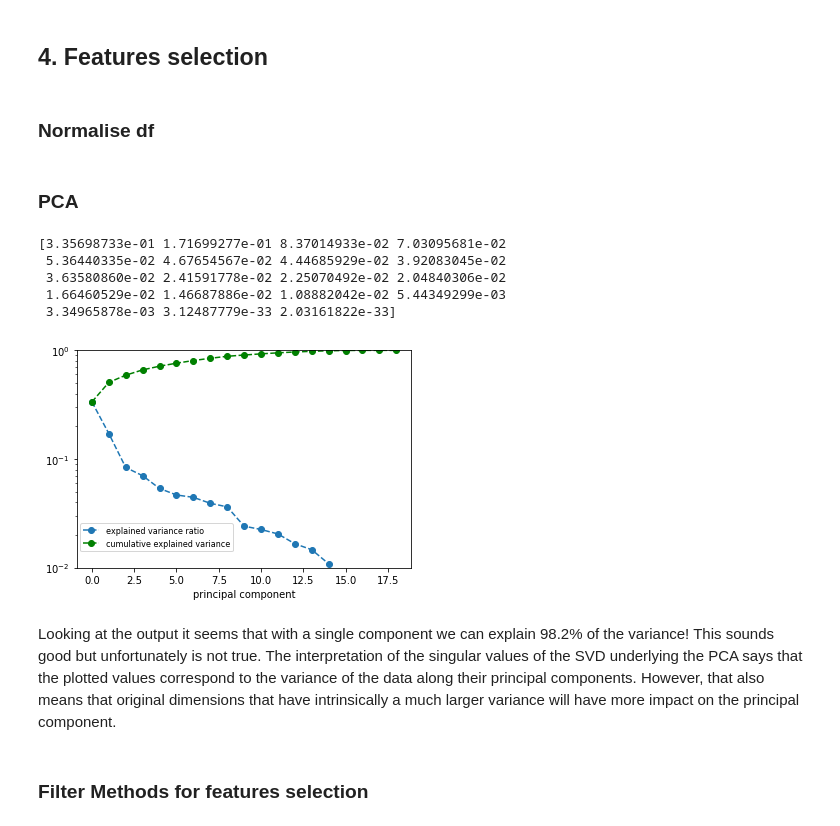
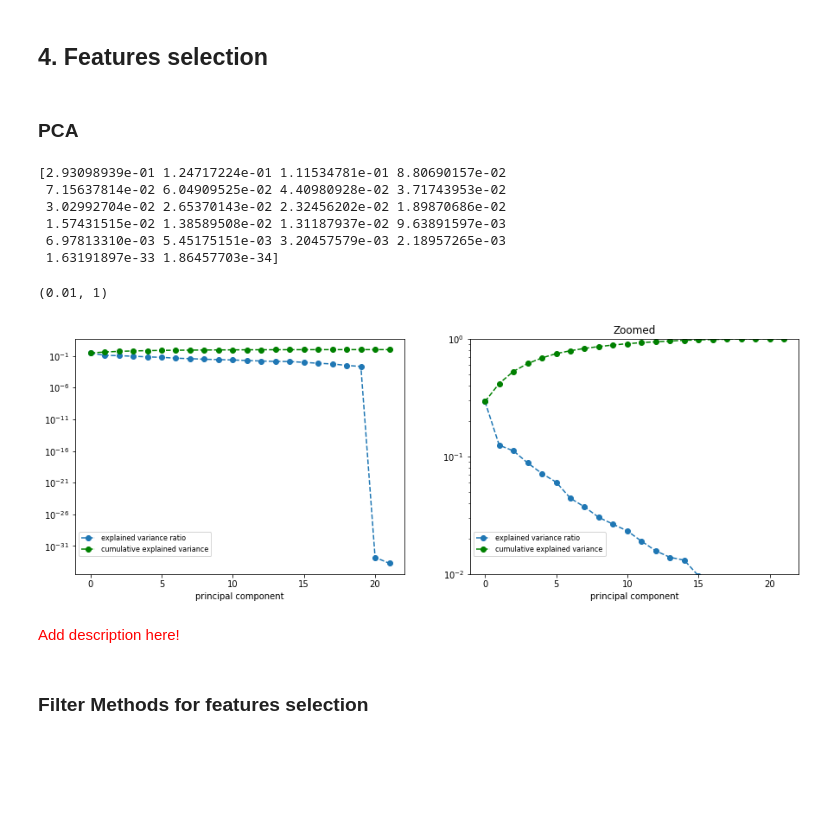
Before and after one commit to ekaraseva/Enron-fraud, a Jupyter notebook: poi_id.ipynb, the cells around one changed output. Cells and saved outputs as stored; diff of their text form; code cells hidden in the pictures; blank space fills up the shorter version.

```diff
--- a/poi_id.ipynb
+++ b/poi_id.ipynb
@@ -486,0 +563,6 @@ enron_df['deferred_income'].replace(-0.0, 0, inplace=True)
+# %%
+fig, ax = plt.subplots(1,2,figsize=(15,5))
+for i in range(2):
+    sb.boxplot(data = enron_df, x = 'poi', y = 'deferred_income',  color=base_color, ax=ax[i]);
+ax[1].set_title('Zoomed')
+ax[1].set_ylim(-10000,500000)
@@ -486,0 +574,6 @@ enron_df['deferred_income'].replace(-0.0, 0, inplace=True)
+# %%
+list_almost_empty_col=[]
+for i in enron_df[numeric_columns].columns:
+    print i, "%.2f" % (enron_df[enron_df[i]==0][i].count()/float(enron_df.shape[0])*100), "% of zeros"
+    if enron_df[enron_df[i]==0][i].count()/float(enron_df.shape[0])*100>80:
+         list_almost_empty_col.append(i)
@@ -486,0 +604,5 @@ enron_df['deferred_income'].replace(-0.0, 0, inplace=True)
+# %%
+from sklearn.preprocessing import MinMaxScaler
+scaler = MinMaxScaler()
+scaler.fit(enron_df[features_list])
+enron_norm_df=pd.DataFrame(scaler.transform(enron_df[features_list]),columns=features_list)
@@ -487,4 +621,2 @@ enron_df['deferred_income'].replace(-0.0, 0, inplace=True)
 # %% [markdown]
 ## 4. Features selection
-# %% [markdown]
-### Normalise df
@@ -496,27 +623,32 @@ enron_transformed_df=pd.DataFrame(scaler.transform(enron_df[features_list]),colu
 # %% [markdown]
 ### PCA
+# %%
+from sklearn.decomposition import PCA
+pca= PCA()
+pca.fit(enron_norm_df[features_list])
+print(pca.explained_variance_ratio_)
+# %% [output]
+[2.93098939e-01 1.24717224e-01 1.11534781e-01 8.80690157e-02
+ 7.15637814e-02 6.04909525e-02 4.40980928e-02 3.71743953e-02
+ 3.02992704e-02 2.65370143e-02 2.32456202e-02 1.89870686e-02
+ 1.57431515e-02 1.38589508e-02 1.31187937e-02 9.63891597e-03
+ 6.97813310e-03 5.45175151e-03 3.20457579e-03 2.18957265e-03
+ 1.63191897e-33 1.86457703e-34]
 # %%
-from sklearn.decomposition import PCA
-pca= PCA()
-pca.fit(enron_df[features_list])
-#plt.semilogy(pca_trafo.explained_variance_ratio, '--o')
-print(pca.explained_variance_ratio_)
-#print pca
-figsize = (10,6.5)
-plt.semilogy(pca.explained_variance_ratio_, '--o', label = 'explained variance ratio')
-plt.semilogy(pca.explained_variance_ratio_.cumsum(), '--go',label = 'cumulative explained variance');
-plt.xlabel('principal component')
+fig, ax = plt.subplots(1,2,figsize=(15,5))
+for i in range(2):
+    ax[i].semilogy(pca.explained_variance_ratio_, '--o', label = 'explained variance ratio')
+    ax[i].semilogy(pca.explained_variance_ratio_.cumsum(), '--go',
+                   label = 'cumulative explained variance');
+    ax[i].legend(loc=(0.01, 0.075) ,fontsize = 8);
+    ax[i].set_xlabel('principal component')
+ax[1].set_title('Zoomed')
 
-plt.ylim(0.01,1)
-plt.legend(loc=(0.01, 0.075) ,fontsize = 8);
+ax[1].set_ylim(0.01,1)
 # %% [output]
-[3.35698733e-01 1.71699277e-01 8.37014933e-02 7.03095681e-02
- 5.36440335e-02 4.67654567e-02 4.44685929e-02 3.92083045e-02
- 3.63580860e-02 2.41591778e-02 2.25070492e-02 2.04840306e-02
- 1.66460529e-02 1.46687886e-02 1.08882042e-02 5.44349299e-03
- 3.34965878e-03 3.12487779e-33 2.03161822e-33]
+(0.01, 1)
-[figure, old version]
+[figure, new version]
-# %% [markdown]
-Looking at the output it seems that with a single component we can explain 98.2% of the variance! This sounds good but unfortunately is not true. The interpretation of the singular values of the SVD underlying the PCA says that the plotted values correspond to the variance of the data along their principal components. However, that also means that original dimensions that have intrinsically a much larger variance will have more impact on the principal component.
+# %% [markdown]
+<font color='red'>Add description here!</font>
 # %% [markdown]
 ### Filter Methods for features selection
```
Also changed, not shown: parts of 74 cells of this notebook.
